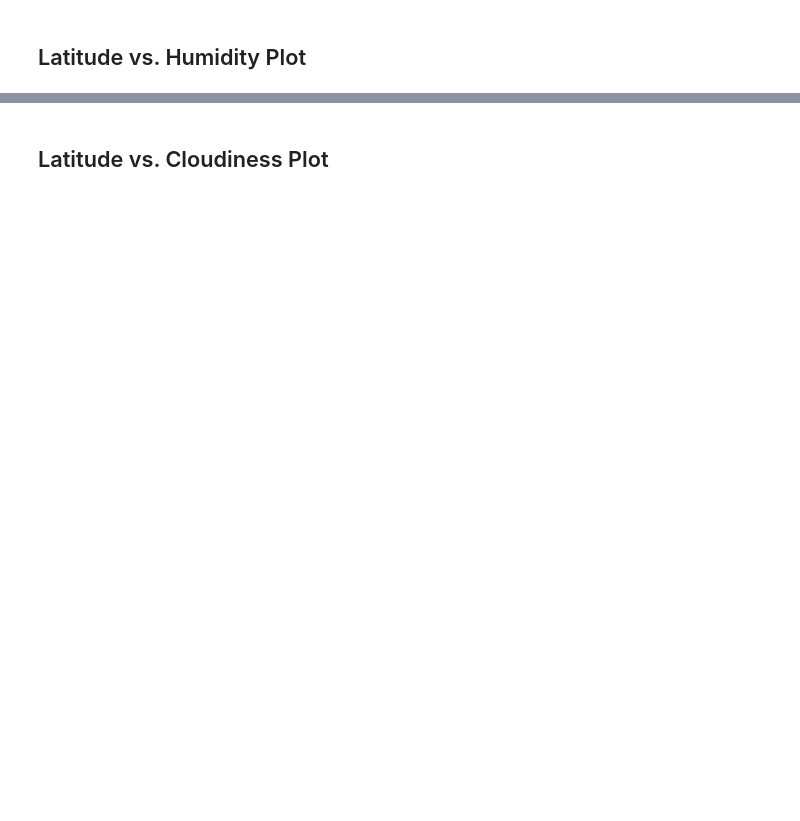
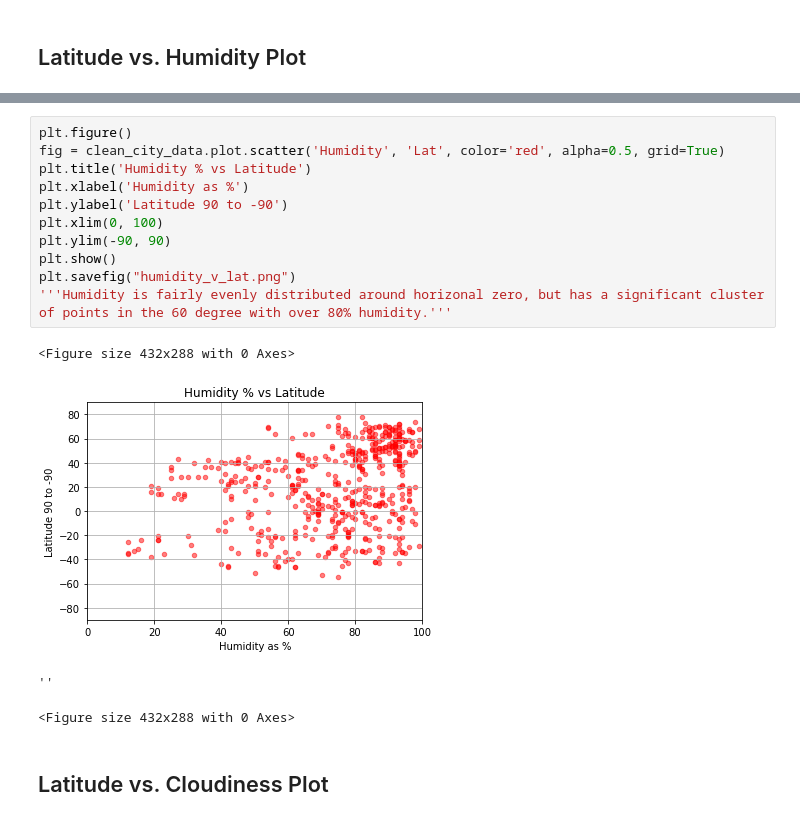
Before and after one commit to PeterGeorgeVlahos/Python-API, a Jupyter notebook: WeatherPy/WeatherPy.ipynb, the cells around one changed output, grey strips where cells are left out. Saved outputs shown, nothing was run; the diff lists cells and outputs as text; blank space fills up the shorter version.

```diff
--- a/WeatherPy/WeatherPy.ipynb
+++ b/WeatherPy/WeatherPy.ipynb
@@ -319,2 +266,18 @@ Int64Index([], dtype='int64')
+# %%
+plt.figure()
+fig = clean_city_data.plot.scatter('Humidity', 'Lat', color='red', alpha=0.5, grid=True)
+plt.title('Humidity % vs Latitude')
+plt.xlabel('Humidity as %')
+plt.ylabel('Latitude 90 to -90')
+plt.xlim(0, 100)
+plt.ylim(-90, 90)
+plt.show()
+plt.savefig("humidity_v_lat.png")
+'''Humidity is fairly evenly distributed around horizonal zero, but has a significant cluster of points in the 60 degree with over 80% humidity.'''
+# %% [output]
+<Figure size 432x288 with 0 Axes>
+[figure, added]
+''
+<Figure size 432x288 with 0 Axes>
 # %% [markdown]
 ## Latitude vs. Cloudiness Plot
```
Also changed, not shown: parts of 42 cells of this notebook.
